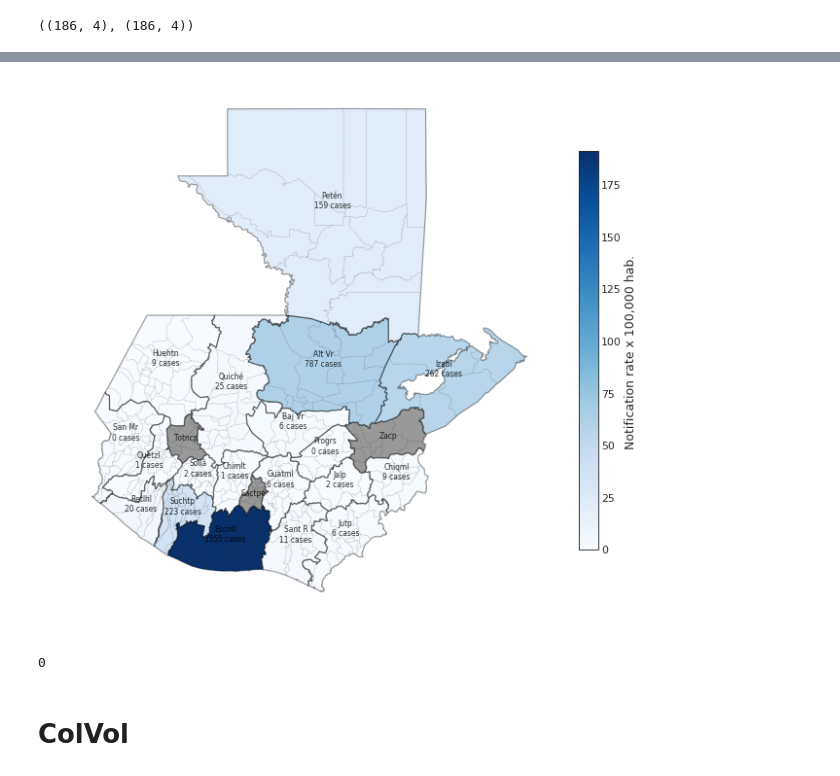
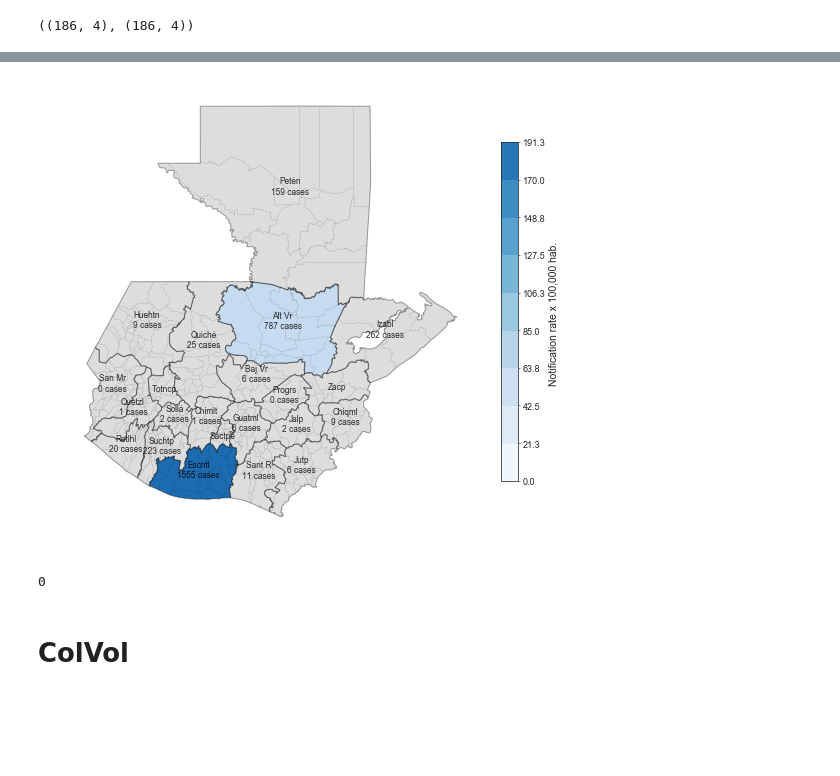
Before and after one commit to Guitlle/gf, a Jupyter notebook: outcome_measurement/malaria/gtm/GTM - Malaria data reporting.ipynb, the cells around one changed output, grey strips where cells are left out. Saved outputs shown, nothing was run; the diff lists cells and outputs as text; code cells hidden in the pictures; blank space fills up the shorter version.

```diff
--- a/outcome_measurement/malaria/gtm/GTM - Malaria data reporting.ipynb
+++ b/outcome_measurement/malaria/gtm/GTM - Malaria data reporting.ipynb
@@ -159,7 +159,7 @@ def mapGT(data_, chlor_col, scatter_col = None, labelChlor = None, labelScatter
         ax = plt.axes()
     else:
         ax = ax_
-    temp[temp[chlor_col].isna() | (temp[chlor_col]==0) | (np.isinf(temp[chlor_col]))].plot(color="#999999", ax= ax)
+    temp[temp[chlor_col].isna() | (temp[chlor_col]==0) | (np.isinf(temp[chlor_col]))].plot(color="#dddddd", ax= ax)
 
     temp[(temp[chlor_col].isna()==False) & (temp[chlor_col]> -np.Inf)].plot(chlor_col, vmin = 0, vmax = temp[chlor_col].max()*1.3,
                                     legend=False, linewidth=0, cmap = "Blues", ax = ax)
@@ -167,7 +167,7 @@ def mapGT(data_, chlor_col, scatter_col = None, labelChlor = None, labelScatter
     for i, depto in data.deptosGTshp.iterrows():
         plt.text(depto.geometry.centroid.x, depto.geometry.centroid.y-0.03, # (depto.geometry.bounds[3]+1.5*depto.geometry.centroid.y)/2.5,
                  hf.abbreviate(depto.DEPARTAMEN) + ("" if labels_adaptor is None else labels_adaptor(depto)), color="black",
-                 horizontalalignment='center', alpha=0.8, fontsize=9)
+                 horizontalalignment='center', alpha=0.8, fontsize=12)
     if scatter_col is not None:
         temp2 = data.deptosGTshp.merge(data_,
                              left_on="deptocode", right_on = "deptocode", how="left" )\
@@ -183,12 +183,12 @@ def mapGT(data_, chlor_col, scatter_col = None, labelChlor = None, labelScatter
     norm = mlp.colors.Normalize(vmin=0,vmax=vmax*1.3)
     sm = plt.cm.ScalarMappable(cmap=cmap, norm=norm)
     sm.set_array([])
-    cbar = plt.colorbar(sm, shrink = 0.75, boundaries = np.linspace(0,vmax,6)) #, ticks=np.linspace(0,vmax,10))
+    cbar = plt.colorbar(sm, shrink = 0.75, boundaries = np.linspace(0,vmax,10)) #, ticks=np.linspace(0,vmax,10))
     #cbar.set_ticklabels([ for x in np.linspace(0,vmax,10)])
     cbar.set_label(labelChlor)
 
     data.munisGTshp[(data.munisGTshp.COD_MUNI__.isin([0, None]) == False) &
-                    (data.munisGTshp.COD_DEPT__.isin([0, None]) == False)].plot(edgecolor="#33333355", color="#00000000", linewidth=0.25, ax=ax)
+                    (data.munisGTshp.COD_DEPT__.isin([0, None]) == False)].plot(edgecolor="#00000099", color="#00000000", linewidth=0.1, ax=ax)
     data.deptosGTshp.plot(edgecolor="#00000055", linewidth=1.5, color="#55555500", ax=ax)
 
     plt.axis("off")
@@ -229,19 +211,19 @@ incidence
 # %%
 def a1(depto):
     datum = incidence[(incidence.deptocode == depto.deptocode) & (incidence["Año"] == 2018)]\
           .notifs.values
     if len(datum) > 0:
         return  "\n" + str(int(datum[0])) + " cases"
     return ""
 mlp.rcParams["figure.figsize"] = (11,9.7)
-mlp.rcParams["figure.dpi"] = 60
+mlp.rcParams["figure.dpi"] = 50
 mapGT(incidence[incidence["Año"] == 2018].assign(
-    Incidence = lambda x: x.incidence*1e5 ), "Incidence", labelChlor = "Notification rate x 100,000 hab. ",
+    Incidence = lambda x: x[x.deptocode.isin([16, 5])].incidence*1e5 ), "Incidence", labelChlor = "Notification rate x 100,000 hab. ",
      labels_adaptor = a1)
 plt.show()
 0
 # %% [output]
-[figure, old version]
+[figure, new version]
 0
 # %% [markdown]
 # ColVol
```
Also changed, not shown: parts of 2 cells of this notebook.
